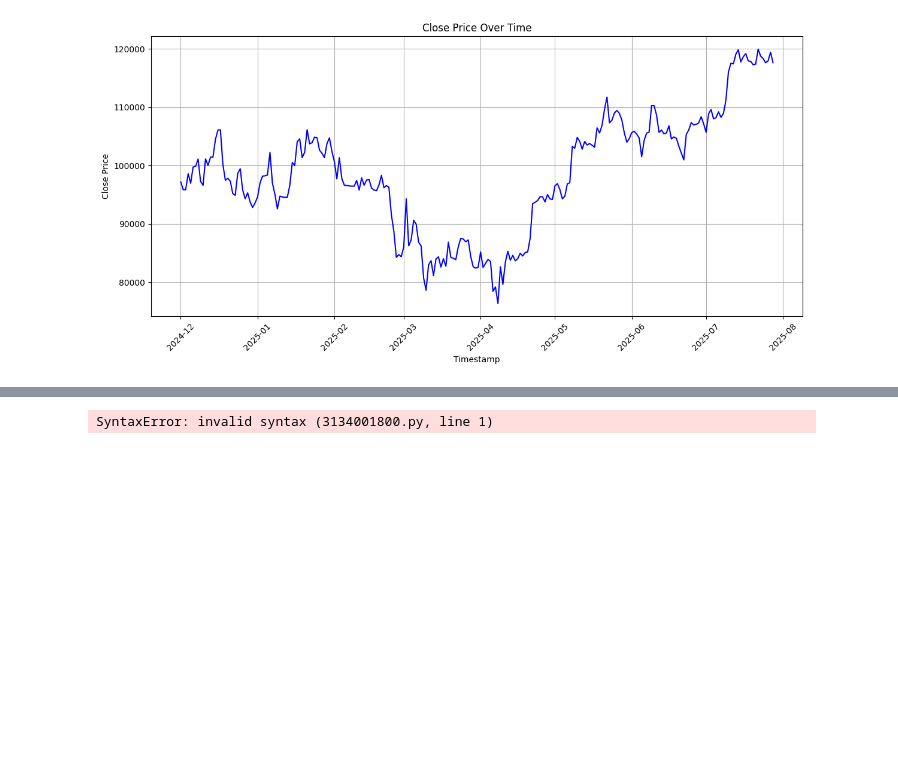
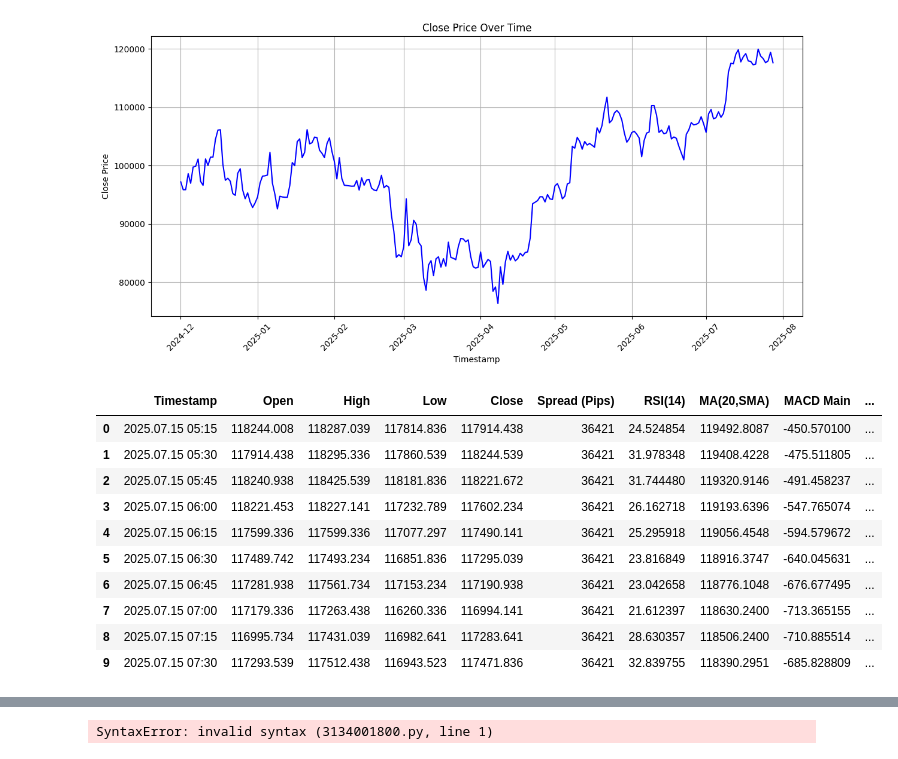
Before and after one commit to makavelli3145/TestingExercises, a Jupyter notebook: testing_utils.ipynb, the cells around one changed output, grey strips where cells are left out. Drawn from its saved outputs; the diff is of its cells as text; code cells hidden in the pictures; blank space fills up the shorter version.

```diff
--- a/testing_utils.ipynb
+++ b/testing_utils.ipynb
@@ -95,3 +94,19 @@ plt.tight_layout()
 plt.show()
 # %% [output]
 [figure]
+# %%
+# Load the data
+indicators = pd.read_csv('SmartDataExport.csv')
+indicators.head(10)
+# %% [output]
+|  | Timestamp | Open | High | Low | Close | Spread (Pips) | RSI(14) | MA(20,SMA) | MACD Main | ... |
+| 0 | 2025.07.15 05:15 | 118244.008 | 118287.039 | 117814.836 | 117914.438 | 36421 | 24.524854 | 119492.8087 | -450.570100 | ... |
+| 1 | 2025.07.15 05:30 | 117914.438 | 118295.336 | 117860.539 | 118244.539 | 36421 | 31.978348 | 119408.4228 | -475.511805 | ... |
+| 2 | 2025.07.15 05:45 | 118240.938 | 118425.539 | 118181.836 | 118221.672 | 36421 | 31.744480 | 119320.9146 | -491.458237 | ... |
+| 3 | 2025.07.15 06:00 | 118221.453 | 118227.141 | 117232.789 | 117602.234 | 36421 | 26.162718 | 119193.6396 | -547.765074 | ... |
+| 4 | 2025.07.15 06:15 | 117599.336 | 117599.336 | 117077.297 | 117490.141 | 36421 | 25.295918 | 119056.4548 | -594.579672 | ... |
+| 5 | 2025.07.15 06:30 | 117489.742 | 117493.234 | 116851.836 | 117295.039 | 36421 | 23.816849 | 118916.3747 | -640.045631 | ... |
+| 6 | 2025.07.15 06:45 | 117281.938 | 117561.734 | 117153.234 | 117190.938 | 36421 | 23.042658 | 118776.1048 | -676.677495 | ... |
+| 7 | 2025.07.15 07:00 | 117179.336 | 117263.438 | 116260.336 | 116994.141 | 36421 | 21.612397 | 118630.2400 | -713.365155 | ... |
+| 8 | 2025.07.15 07:15 | 116995.734 | 117431.039 | 116982.641 | 117283.641 | 36421 | 28.630357 | 118506.2400 | -710.885514 | ... |
+| 9 | 2025.07.15 07:30 | 117293.539 | 117512.438 | 116943.523 | 117471.836 | 36421 | 32.839755 | 118390.2951 | -685.828809 | ... |
```
Also changed, not shown: parts of 4 cells of this notebook, 1 other file.
